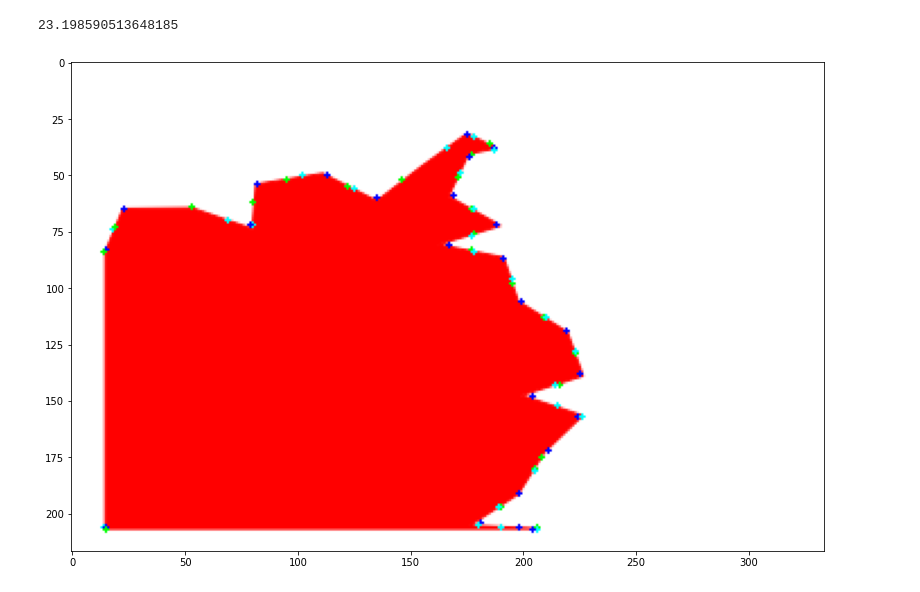
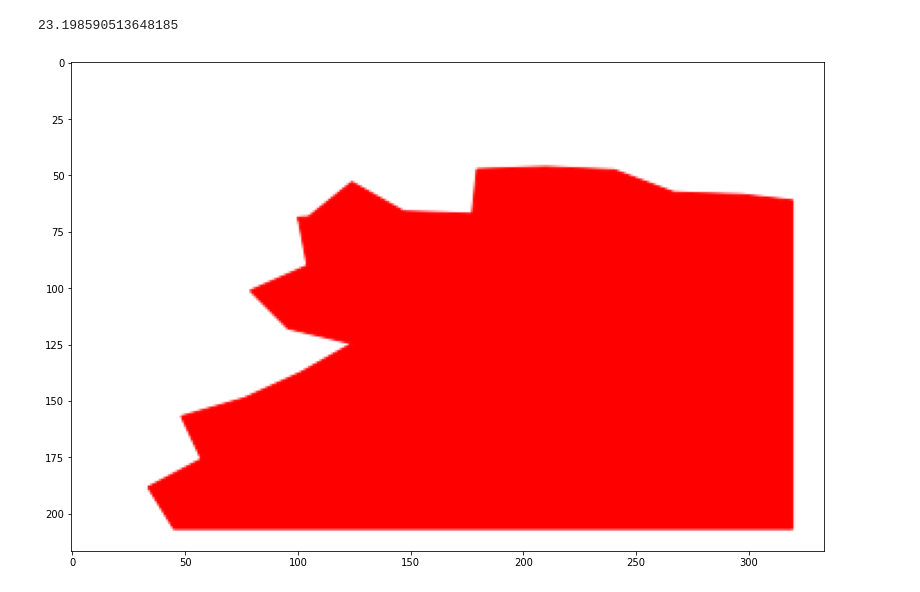
Before and after one commit to Sardaan/puzzle, a Jupyter notebook: puzzle.ipynb, the cells around one changed output. Cells and saved outputs as stored; diff of their text form; code cells hidden in the pictures.

```diff
--- a/puzzle.ipynb
+++ b/puzzle.ipynb
@@ -206,7 +206,7 @@ def findFeaturePoints(img):
   fast = cv.FastFeatureDetector_create()
   kp = fast.detect(img, None)
 
-  hsv_min = np.array((0, 0, 0), np.uint8)
+  hsv_min = np.array((1, 1, 1), np.uint8)
   hsv_max = np.array((255, 220, 220), np.uint8)
 
   thresh = cv.inRange( img, hsv_min, hsv_max )
@@ -242,11 +242,11 @@ plt.show()
 Находим среди точек контура саму ближайшую к фиче поинту где R> заданного радиуса
 # %%
 import math
-def dist(x, y):
-  x1 = x[0]
-  x2 = y[0]
-  y1 = x[1]
-  y2 = y[1]
+def dist(dot1, dot2):
+  x1 = dot1[0]
+  x2 = dot2[0]
+  y1 = dot1[1]
+  y2 = dot2[1]
 
   calc = math.sqrt((x2-x1)**2 + (y2-y1)**2)
   return calc
@@ -300,38 +300,38 @@ def detectAngle(kp, contours):
 
 
     j = index_min
     c = contoursDots[j]
     while dist(c, b) < R:
       # print("index ",j)
       # print("dist ",dist(c,b))
       c = contoursDots[j]
       # print("right ",contours[i][j][0])
       if (j > len(contoursDots)-2):
         j = 0
       else:
         j = j + 1
 
     angle = int(angle3pt(a, b, c) )
     angleData = [b, angle]
     angles.append(angleData)
     # print(a,b,c, angle)
 
     # cv2.circle(img2, (int(keypoint.pt[0]), int(keypoint.pt[1])), 1, (0, 255, 0), -1)
-    cv2.circle(img2, (a[0],a[1]), 1, (0, 255, 0), -1)
-    cv2.circle(img2, (int(b[0]),int(b[1])), 1, (0, 0, 255), -1)
-    cv2.circle(img2, (c[0],c[1]), 1, (0, 255, 255), -1)
+    # cv2.circle(img, (a[0],a[1]), 1, (0, 255, 0), -1)
+    # cv2.circle(img, (int(b[0]),int(b[1])), 1, (0, 0, 255), -1)
+    # cv2.circle(img, (c[0],c[1]), 1, (0, 255, 255), -1)
 
   return(angles)
 
-img2 = cv.imread('/content/puzzle_parts/pol0.png')
+img2 = cv.imread('/content/puzzle_parts/pol3.png')
 kp2, contours2, hierarchy2 = findFeaturePoints(img2)
 angles1 = detectAngle(kp2, contours2)
 
 plt.figure(figsize=(16, 9))
 plt.imshow(img2)
 plt.show()
 # %% [output]
-[figure, old version]
+[figure, new version]
 # %%
 # Матрица переноса
 # Матрица поворота
```
Also changed, not shown: parts of 14 cells of this notebook.
